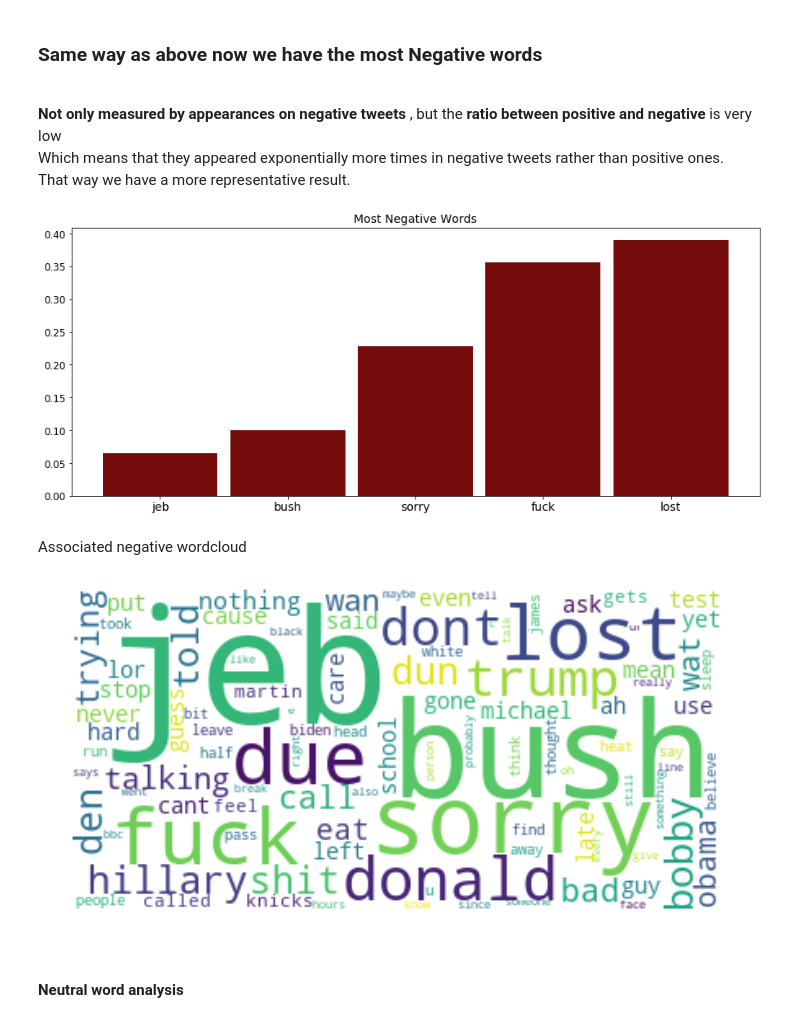
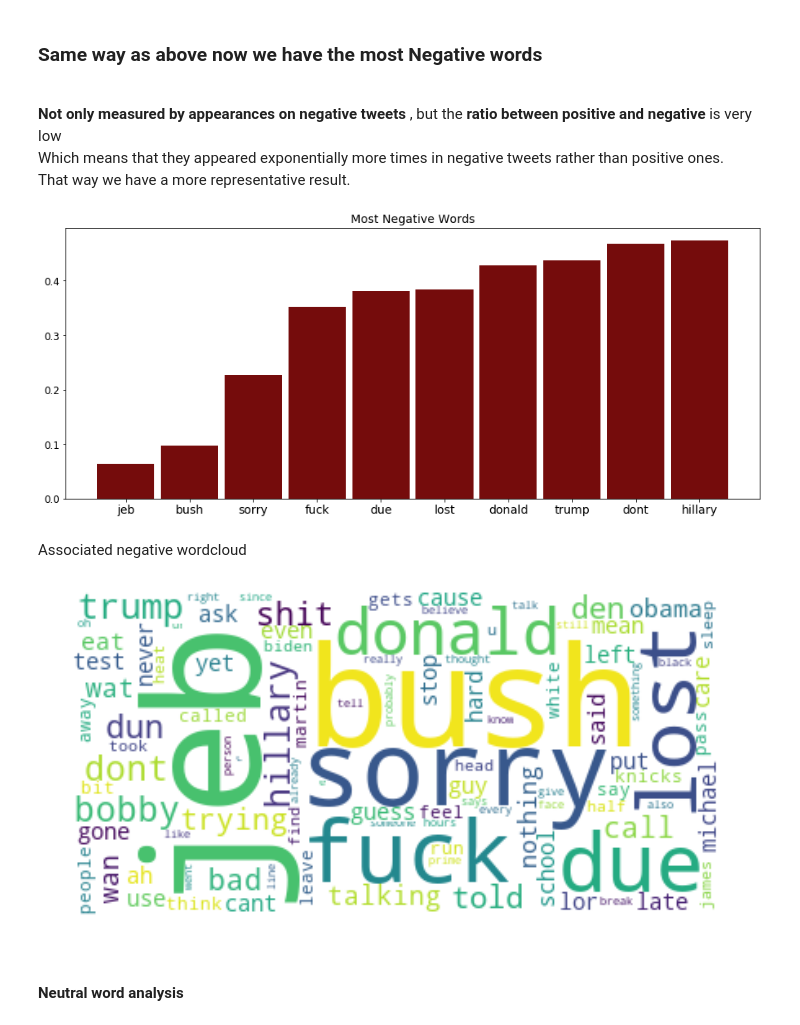
Before and after one commit to Fanarosss/Sentiment-Analysis-on-Tweets, a Jupyter notebook: Project1.ipynb, the cells around one changed output. Saved outputs shown, nothing was run; the diff lists cells and outputs as text; code cells hidden in the pictures.

```diff
--- a/Project1.ipynb
+++ b/Project1.ipynb
@@ -135,11 +139,19 @@ from nltk.corpus import stopwords
 
 clean_tweets = []
 clean_test_tweets = []
+clean_tweets_as_str = []
+clean_test_tweets_as_str = []
 stop_words = set(stopwords.words('english'))
+i=0
 for x in range(0,len(lowercase_tweets)):
     clean_tweets.append([token for token in lowercase_tweets[x] if not token in stop_words and token.isalpha()])
+    clean_tweets_as_str.append(" ".join(clean_tweets[i]))
+    i+=1
+i=0
 for x in range(0,len(test_tweets)):
     clean_test_tweets.append([token for token in test_tweets[x] if not token in stop_words and token.isalpha()])
+    clean_test_tweets_as_str.append(" ".join(clean_test_tweets[i]))
+    i+=1
 # %% [markdown]
 <p><b>6)</b> Stemming two vectors.
     <ol>
@@ -286,14 +298,14 @@ plt.show()
 Which means that they appeared exponentially more times in positive tweets rather than negative ones.<br>
 That way we have a more representative result.
 # %%
-UsedWords = [word for word in total_counter.keys() if total_counter[word] >= 100]
-UsedWords.sort(key=lambda word: (positive_counter[word]/negative_counter[word]), reverse=True)
-HighRatioWords = UsedWords[:5]
+UsedWords = [word for word in total_counter.keys() if total_counter[word] >= 50]
+UsedWords.sort(key=lambda word: (positive_counter[word]/(negative_counter[word] + 1)), reverse=True)
+HighRatioWords = UsedWords[:10]
 
 # Find ratio
 ratio = []
 for word in HighRatioWords:
-    ratio.append(positive_counter[word]/negative_counter[word])
+    ratio.append(positive_counter[word]/(negative_counter[word] + 1))
 #np array
 y_pos = np.arange(len(HighRatioWords))
 #size
@@ -315,11 +327,11 @@ plt.show()
 # %%
 # Create and generate a word cloud image:
 UsedWords = [word for word in total_counter.keys() if total_counter[word] >= 100]
-UsedWords.sort(key=lambda word: (positive_counter[word]/negative_counter[word]), reverse=True)
+UsedWords.sort(key=lambda word: (positive_counter[word]/(negative_counter[word] + 1)), reverse=True)
 HighRatioWords = UsedWords[:100]
 ratio = []
 for word in HighRatioWords:
-    ratio.append(positive_counter[word]/negative_counter[word])
+    ratio.append(positive_counter[word]/(negative_counter[word] + 1))
 HRWDict = dict(zip(HighRatioWords, ratio))
 wc = WordCloud(stopwords=stopwords, background_color="white", max_words=100).generate_from_frequencies(HRWDict)
 
@@ -337,13 +349,13 @@ Which means that they appeared exponentially more times in negative tweets rathe
 That way we have a more representative result.
 # %%
 UsedWords = [word for word in total_counter.keys() if total_counter[word] >= 100]
-UsedWords.sort(key=lambda word: (positive_counter[word]/negative_counter[word]))
-LowRatioWords = UsedWords[:5]
+UsedWords.sort(key=lambda word: (positive_counter[word]/(negative_counter[word] + 1)))
+LowRatioWords = UsedWords[:10]
 
 # Find ratio
 ratio = []
 for word in LowRatioWords:
-    ratio.append(positive_counter[word]/negative_counter[word])
+    ratio.append(positive_counter[word]/(negative_counter[word] + 1))
 #np array
 y_pos = np.arange(len(LowRatioWords))
 #size
@@ -358,27 +370,27 @@ plt.xticks(y_pos, LowRatioWords, color='black', fontsize=14)
 plt.yticks(color='black', fontsize=12)
 plt.show()
 # %% [output]
-[figure, old version]
+[figure, new version]
 # %% [markdown]
 Associated negative wordcloud
 # %%
 # Create and generate a word cloud image:
 UsedWords = [word for word in total_counter.keys() if total_counter[word] >= 100]
-UsedWords.sort(key=lambda word: (negative_counter[word]/positive_counter[word]), reverse=True)
+UsedWords.sort(key=lambda word: (negative_counter[word]/(positive_counter[word] + 1)), reverse=True)
 LowRatioWords = UsedWords[:100]
 ratio = []
 for word in LowRatioWords:
-    ratio.append(negative_counter[word]/positive_counter[word])
+    ratio.append(negative_counter[word]/(positive_counter[word] + 1))
 LRWDict = dict(zip(LowRatioWords, ratio))
 wc = WordCloud(stopwords=stopwords, background_color="white", max_words=100).generate_from_frequencies(LRWDict)
 
 plt.figure(figsize=(15,6))
 # Display the generated image:
 plt.imshow(wc, interpolation='bilinear')
 plt.axis("off")
 plt.show()
 # %% [output]
-[figure, old version]
+[figure, new version]
 # %% [markdown]
 <h4>Neutral word analysis</h4>
 # %%
```
Also changed, not shown: parts of 80 cells of this notebook.
